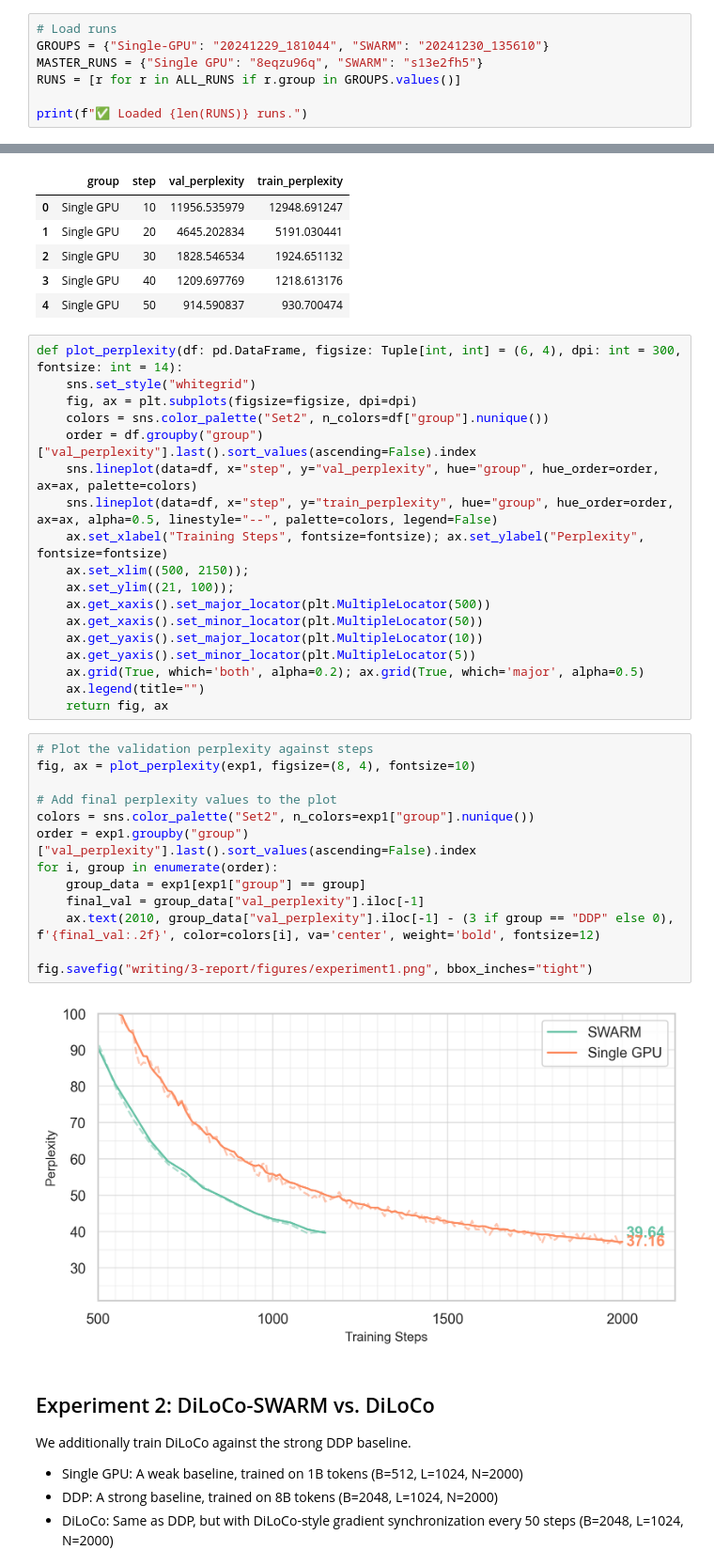
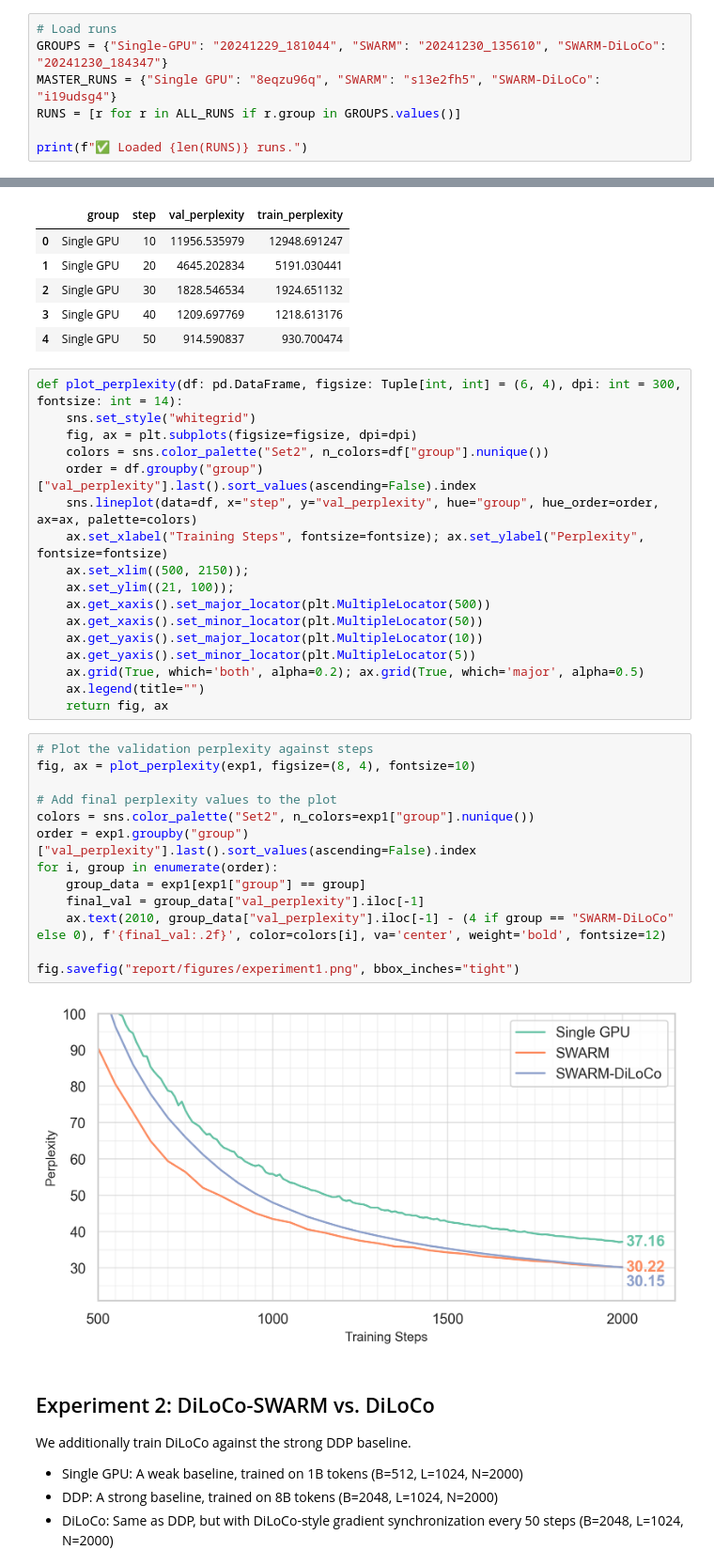
Before and after one commit to mikasenghaas/diloco-swarm, a Jupyter notebook: notebooks/4.0-results.ipynb, the cells around one changed output, grey strips where cells are left out. Shown: that part at 94% size. Drawn from its saved outputs; the diff is of its cells as text.

```diff
--- a/notebooks/4.0-results.ipynb
+++ b/notebooks/4.0-results.ipynb
@@ -225,8 +200,8 @@ We train DiLoCo-SWARM against two baseline.
 We want to get the runs and plot the validation perplexity against the number of training steps, as well as the wall-clock time.
 # %%
 # Load runs
-GROUPS = {"Single-GPU": "20241229_181044", "SWARM": "20241230_135610"}
-MASTER_RUNS = {"Single GPU": "8eqzu96q", "SWARM": "s13e2fh5"}
+GROUPS = {"Single-GPU": "20241229_181044", "SWARM": "20241230_135610", "SWARM-DiLoCo": "20241230_184347"}
+MASTER_RUNS = {"Single GPU": "8eqzu96q", "SWARM": "s13e2fh5", "SWARM-DiLoCo": "i19udsg4"}
 RUNS = [r for r in ALL_RUNS if r.group in GROUPS.values()]
 
 print(f"✅ Loaded {len(RUNS)} runs.")
@@ -271,7 +246,6 @@ def plot_perplexity(df: pd.DataFrame, figsize: Tuple[int, int] = (6, 4), dpi: in
     colors = sns.color_palette("Set2", n_colors=df["group"].nunique())
     order = df.groupby("group")["val_perplexity"].last().sort_values(ascending=False).index
     sns.lineplot(data=df, x="step", y="val_perplexity", hue="group", hue_order=order, ax=ax, palette=colors)
-    sns.lineplot(data=df, x="step", y="train_perplexity", hue="group", hue_order=order, ax=ax, alpha=0.5, linestyle="--", palette=colors, legend=False)
     ax.set_xlabel("Training Steps", fontsize=fontsize); ax.set_ylabel("Perplexity", fontsize=fontsize)
     ax.set_xlim((500, 2150));
     ax.set_ylim((21, 100));
@@ -285,18 +259,18 @@ def plot_perplexity(df: pd.DataFrame, figsize: Tuple[int, int] = (6, 4), dpi: in
 # %%
 # Plot the validation perplexity against steps
 fig, ax = plot_perplexity(exp1, figsize=(8, 4), fontsize=10)
 
 # Add final perplexity values to the plot
 colors = sns.color_palette("Set2", n_colors=exp1["group"].nunique())
 order = exp1.groupby("group")["val_perplexity"].last().sort_values(ascending=False).index
 for i, group in enumerate(order):
     group_data = exp1[exp1["group"] == group]
     final_val = group_data["val_perplexity"].iloc[-1]
-    ax.text(2010, group_data["val_perplexity"].iloc[-1] - (3 if group == "DDP" else 0), f'{final_val:.2f}', color=colors[i], va='center', weight='bold', fontsize=12)
+    ax.text(2010, group_data["val_perplexity"].iloc[-1] - (4 if group == "SWARM-DiLoCo" else 0), f'{final_val:.2f}', color=colors[i], va='center', weight='bold', fontsize=12)
 
-fig.savefig("writing/3-report/figures/experiment1.png", bbox_inches="tight")
+fig.savefig("report/figures/experiment1.png", bbox_inches="tight")
 # %% [output]
-[figure, old version]
+[figure, new version]
 # %% [markdown]
 ## Experiment 2: DiLoCo-SWARM vs. DiLoCo
 
```
Also changed, not shown: parts of 10 cells of this notebook, 2 other files.
